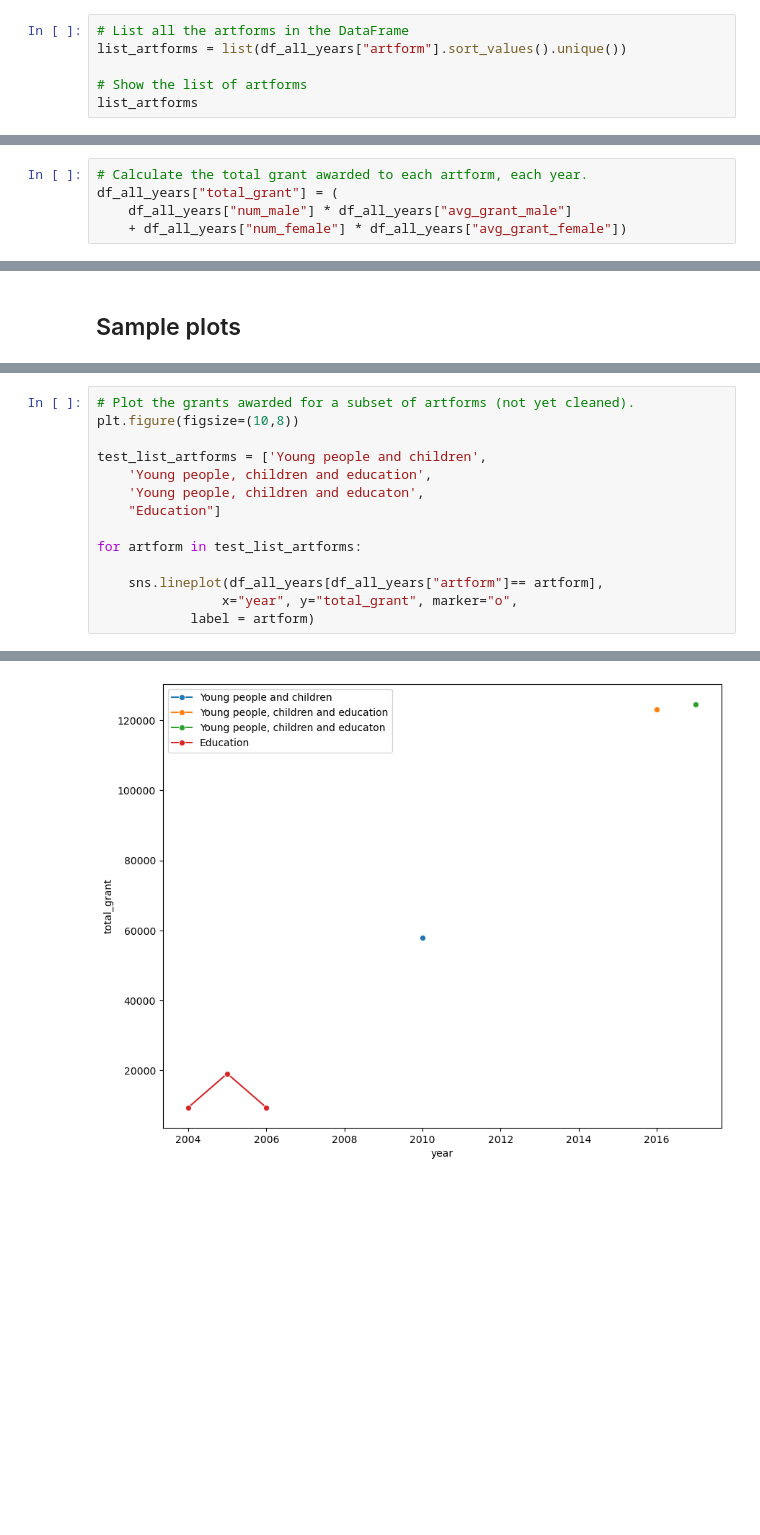
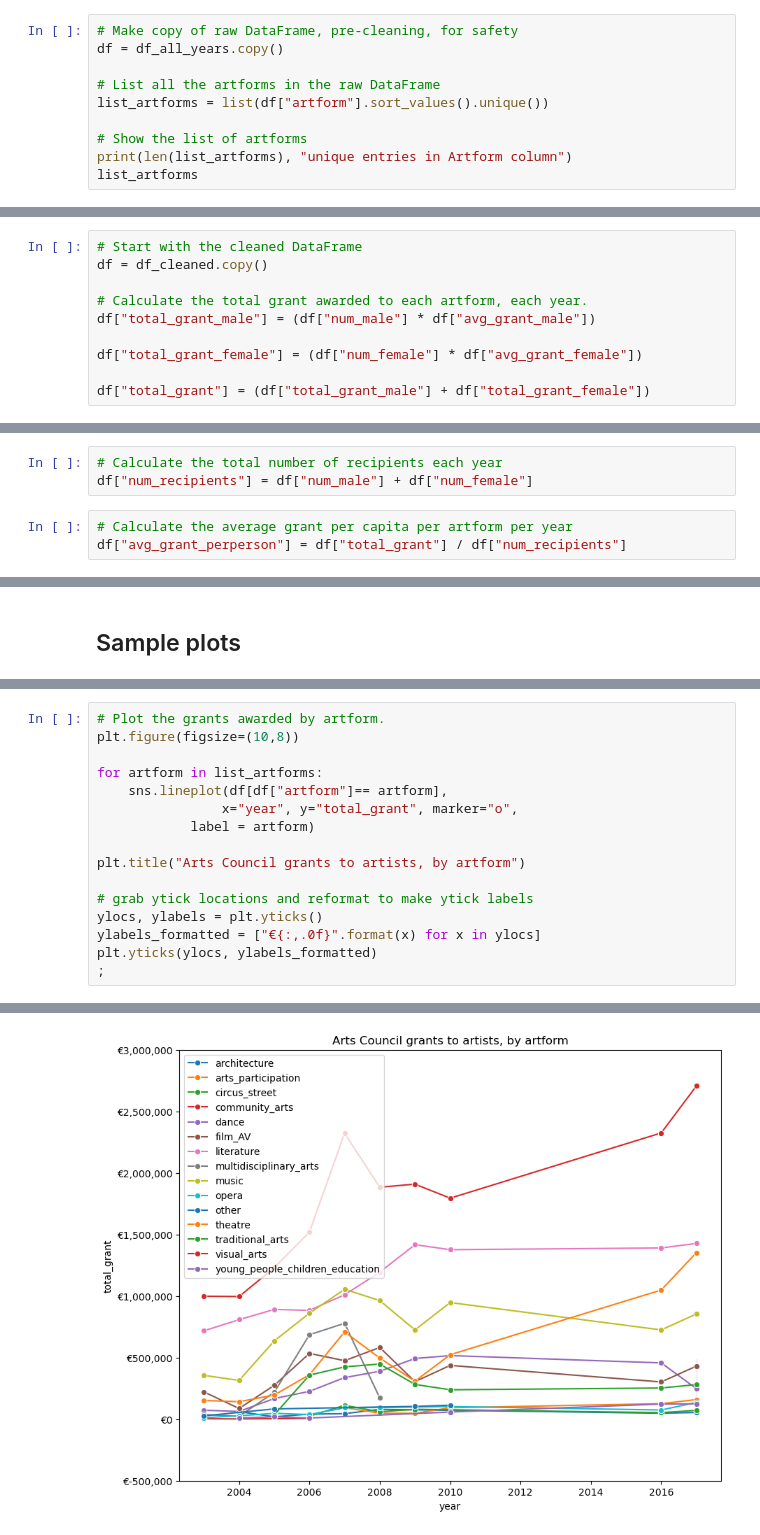
Before and after one commit to SuColl/programming-for-data-analytics, a Jupyter notebook: project/notebook.ipynb, the cells around one changed output, grey strips where cells are left out. Drawn from its saved outputs; the diff is of its cells as text; blank space fills up the shorter version.

Commit message:
Clean artform column

```diff
--- a/project/notebook.ipynb
+++ b/project/notebook.ipynb
@@ -106,9 +113,13 @@ df_all_years.to_csv("df_all_years.csv")
 # %% [markdown]
 ## Cleaning Data
 # %%
-# List all the artforms in the DataFrame
-list_artforms = list(df_all_years["artform"].sort_values().unique())
+# Make copy of raw DataFrame, pre-cleaning, for safety
+df = df_all_years.copy()
+
+# List all the artforms in the raw DataFrame
+list_artforms = list(df["artform"].sort_values().unique())
 
 # Show the list of artforms
+print(len(list_artforms), "unique entries in Artform column")
 list_artforms
 # %% [output]
@@ -136,5 +272,10 @@ There are many inconsistently categorised and formatted artforms in this list.
 # %%
+# Start with the cleaned DataFrame
+df = df_cleaned.copy()
+
 # Calculate the total grant awarded to each artform, each year.
-df_all_years["total_grant"] = (
-    df_all_years["num_male"] * df_all_years["avg_grant_male"]
-    + df_all_years["num_female"] * df_all_years["avg_grant_female"])
+df["total_grant_male"] = (df["num_male"] * df["avg_grant_male"])
+
+df["total_grant_female"] = (df["num_female"] * df["avg_grant_female"])
+
+df["total_grant"] = (df["total_grant_male"] + df["total_grant_female"])
@@ -160,0 +282,6 @@ annual_total
+# %%
+# Calculate the total number of recipients each year
+df["num_recipients"] = df["num_male"] + df["num_female"]
+# %%
+# Calculate the average grant per capita per artform per year
+df["avg_grant_perperson"] = df["total_grant"] / df["num_recipients"]
@@ -176,15 +333,17 @@ plt.yticks(ylocs, ylabels_formatted)
 # %%
-# Plot the grants awarded for a subset of artforms (not yet cleaned).
+# Plot the grants awarded by artform.
 plt.figure(figsize=(10,8))
 
-test_list_artforms = ['Young people and children',
-    'Young people, children and education',
-    'Young people, children and educaton',
-    "Education"]
-
-for artform in test_list_artforms:
-
-    sns.lineplot(df_all_years[df_all_years["artform"]== artform],
+for artform in list_artforms:
+    sns.lineplot(df[df["artform"]== artform],
                 x="year", y="total_grant", marker="o",
             label = artform)
+
+plt.title("Arts Council grants to artists, by artform")
+
+# grab ytick locations and reformat to make ytick labels
+ylocs, ylabels = plt.yticks()
+ylabels_formatted = ["€{:,.0f}".format(x) for x in ylocs]
+plt.yticks(ylocs, ylabels_formatted)
+;
 # %% [output]
@@ -191,4 +351,4 @@ for artform in test_list_artforms:
-[figure, old version]
+[figure, new version]
 # %% [markdown]
 ## To Do:
 - clean data, especially artform categorisation
```
Also changed, not shown: parts of 14 cells of this notebook.
